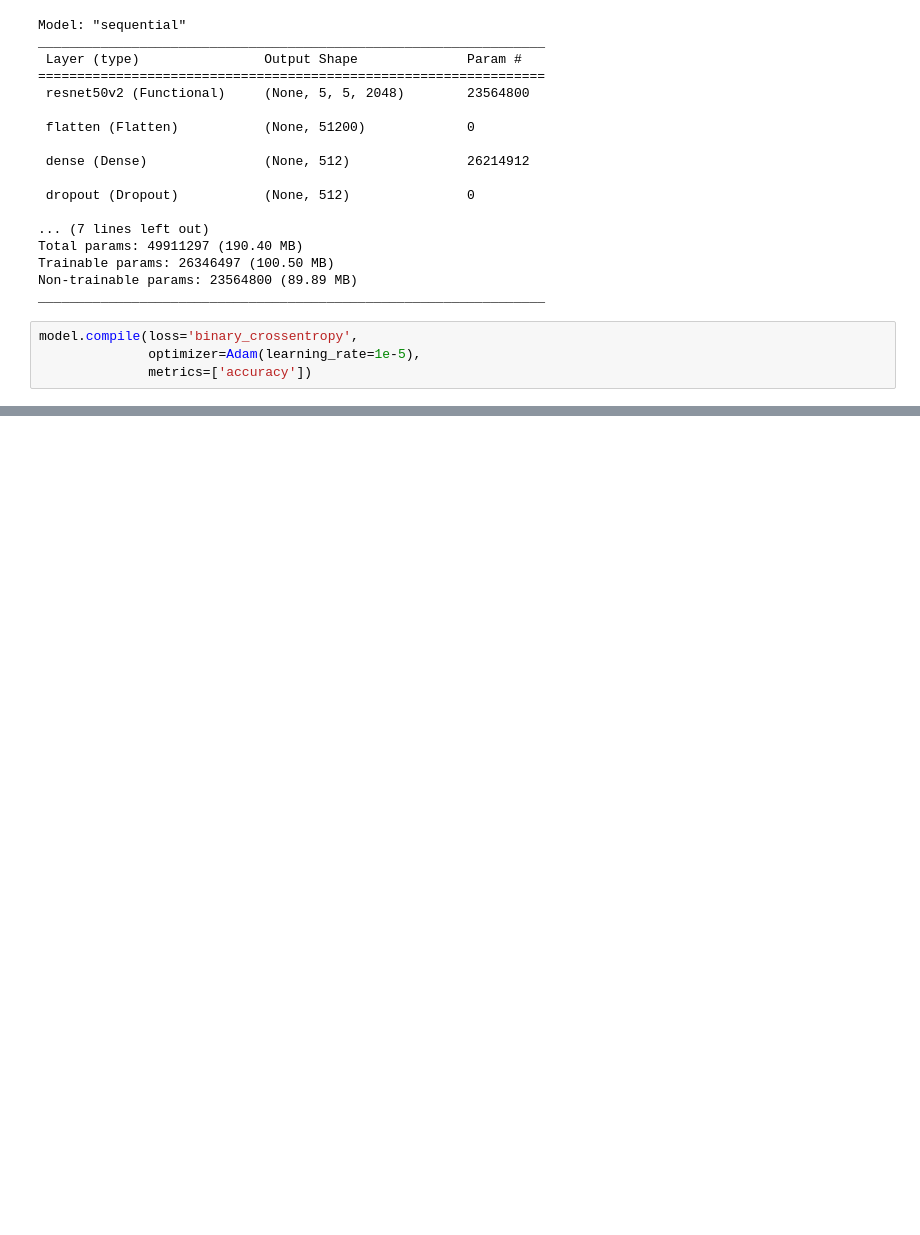
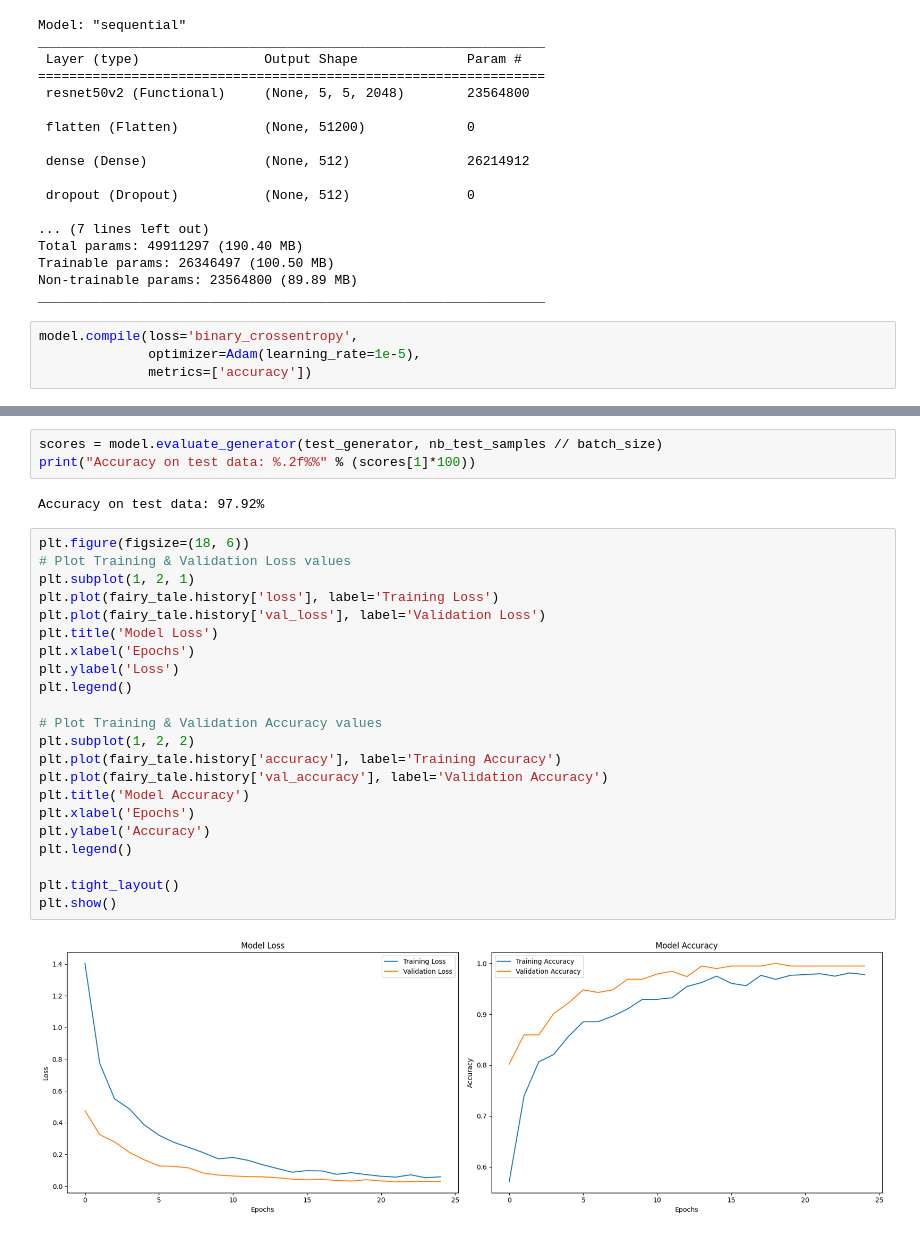
Before and after one commit to standal0n3max/gashydrates, a Jupyter notebook: CNN.ipynb, the cells around one changed output, grey strips where cells are left out. Drawn from its saved outputs; the diff is of its cells as text; blank space fills up the shorter version.

```diff
--- a/CNN.ipynb
+++ b/CNN.ipynb
@@ -170,0 +173,29 @@ Epoch 25/25
+# %%
+scores = model.evaluate_generator(test_generator, nb_test_samples // batch_size)
+print("Accuracy on test data: %.2f%%" % (scores[1]*100))
+# %% [output]
+Accuracy on test data: 97.92%
+# %%
+plt.figure(figsize=(18, 6))
+# Plot Training & Validation Loss values
+plt.subplot(1, 2, 1)
+plt.plot(fairy_tale.history['loss'], label='Training Loss')
+plt.plot(fairy_tale.history['val_loss'], label='Validation Loss')
+plt.title('Model Loss')
+plt.xlabel('Epochs')
+plt.ylabel('Loss')
+plt.legend()
+
+# Plot Training & Validation Accuracy values
+plt.subplot(1, 2, 2)
+plt.plot(fairy_tale.history['accuracy'], label='Training Accuracy')
+plt.plot(fairy_tale.history['val_accuracy'], label='Validation Accuracy')
+plt.title('Model Accuracy')
+plt.xlabel('Epochs')
+plt.ylabel('Accuracy')
+plt.legend()
+
+plt.tight_layout()
+plt.show()
+# %% [output]
+[figure, added]
```
Also changed, not shown: parts of 2 cells of this notebook.
